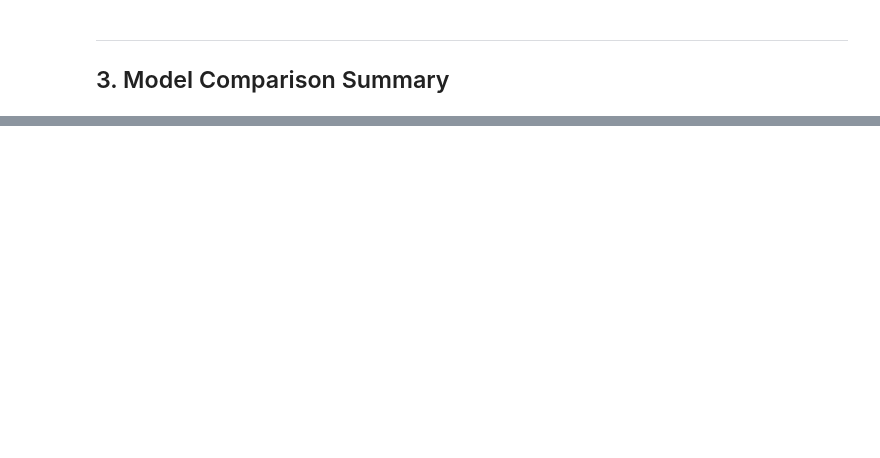
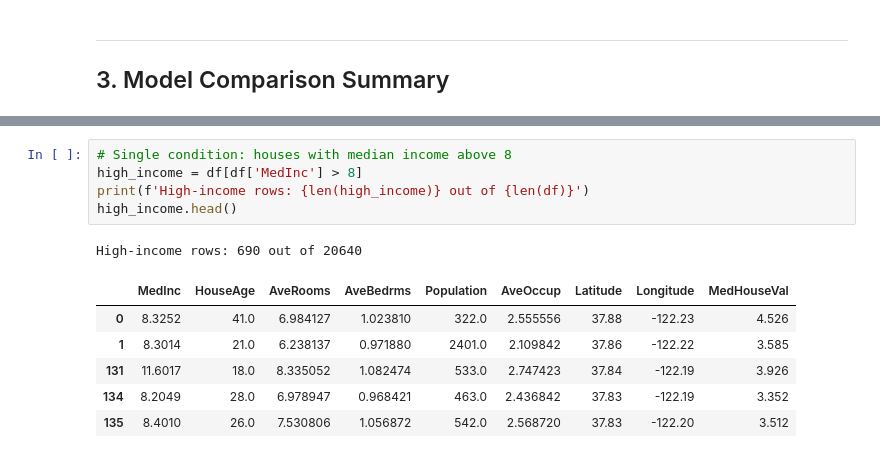
Before and after one commit to SamuelSchmal/DataScience_Learning, a Jupyter notebook: data_science_learnings.ipynb, the cells around one changed output, grey strips where cells are left out. Drawn from its saved outputs; the diff is of its cells as text; blank space fills up the shorter version.

```diff
--- a/data_science_learnings.ipynb
+++ b/data_science_learnings.ipynb
@@ -205,0 +357,13 @@ print(f"\nBest model: {best_model}")
+# %%
+# Single condition: houses with median income above 8
+high_income = df[df['MedInc'] > 8]
+print(f'High-income rows: {len(high_income)} out of {len(df)}')
+high_income.head()
+# %% [output]
+High-income rows: 690 out of 20640
+|  | MedInc | HouseAge | AveRooms | AveBedrms | Population | AveOccup | Latitude | Longitude | MedHouseVal |
+| 0 | 8.3252 | 41.0 | 6.984127 | 1.023810 | 322.0 | 2.555556 | 37.88 | -122.23 | 4.526 |
+| 1 | 8.3014 | 21.0 | 6.238137 | 0.971880 | 2401.0 | 2.109842 | 37.86 | -122.22 | 3.585 |
+| 131 | 11.6017 | 18.0 | 8.335052 | 1.082474 | 533.0 | 2.747423 | 37.84 | -122.19 | 3.926 |
+| 134 | 8.2049 | 28.0 | 6.978947 | 0.968421 | 463.0 | 2.436842 | 37.83 | -122.19 | 3.352 |
+| 135 | 8.4010 | 26.0 | 7.530806 | 1.056872 | 542.0 | 2.568720 | 37.83 | -122.20 | 3.512 |
```
Also changed, not shown: parts of 52 cells of this notebook.
